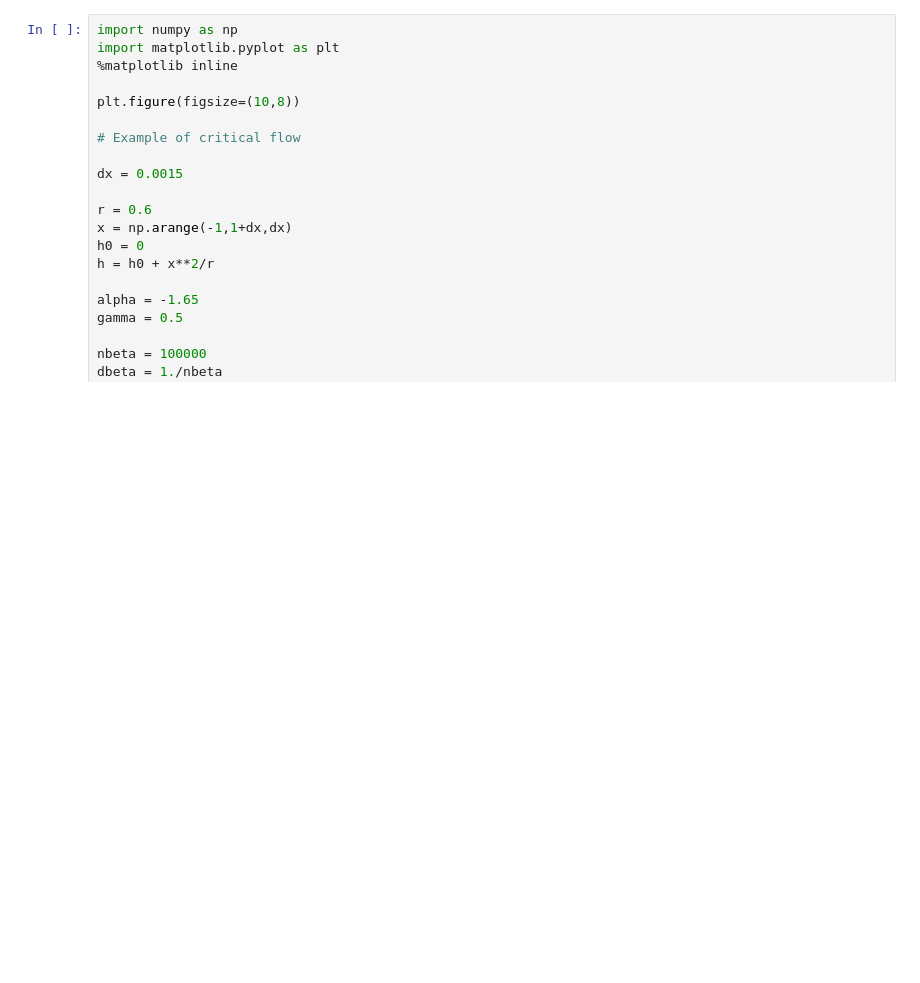
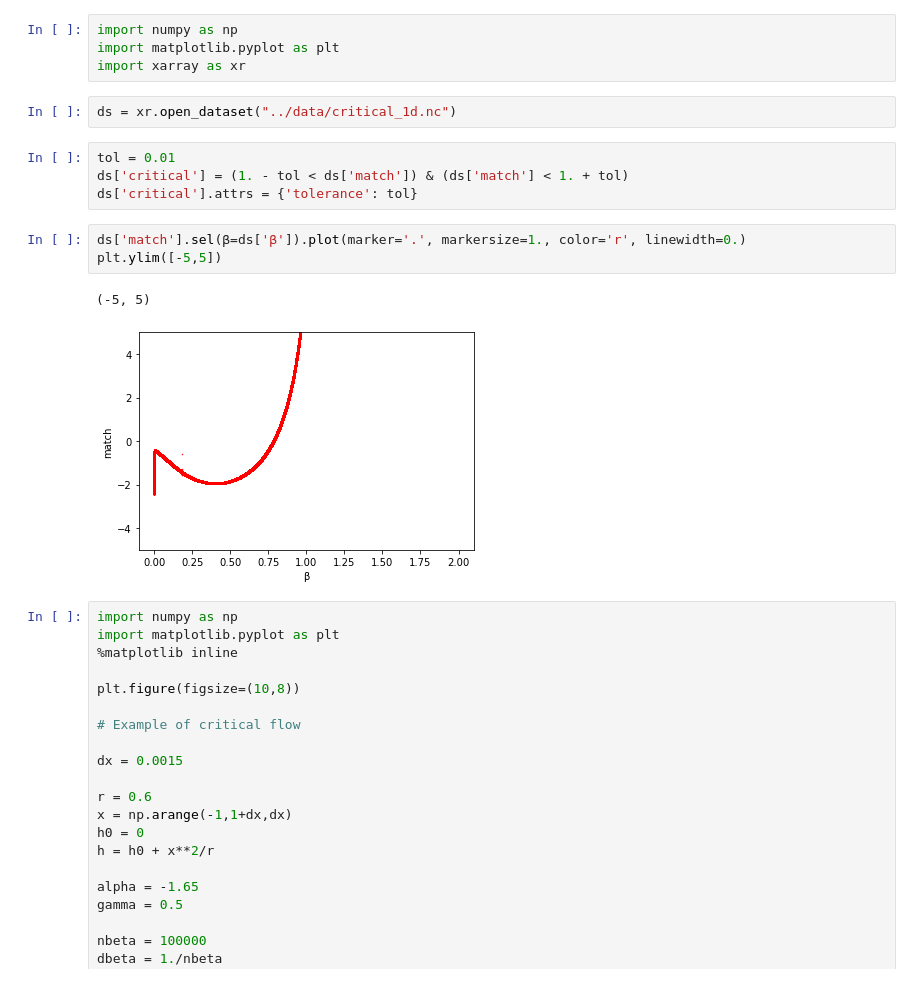
Before and after one commit to hdrake/sarah, a Jupyter notebook: notebooks/plot_perturbations.ipynb, the cells around one changed output. Cells and saved outputs as stored; diff of their text form; blank space fills up the shorter version.

```diff
--- a/notebooks/plot_perturbations.ipynb
+++ b/notebooks/plot_perturbations.ipynb
@@ -1,3 +1,19 @@
+# %%
+import numpy as np
+import matplotlib.pyplot as plt
+import xarray as xr
+# %%
+ds = xr.open_dataset("../data/critical_1d.nc")
+# %%
+tol = 0.01
+ds['critical'] = (1. - tol < ds['match']) & (ds['match'] < 1. + tol)
+ds['critical'].attrs = {'tolerance': tol}
+# %%
+ds['match'].sel(β=ds['β']).plot(marker='.', markersize=1., color='r', linewidth=0.)
+plt.ylim([-5,5])
+# %% [output]
+(-5, 5)
+[figure, added]
 # %%
 import numpy as np
 import matplotlib.pyplot as plt
```
Also changed, not shown: 8 other files.
